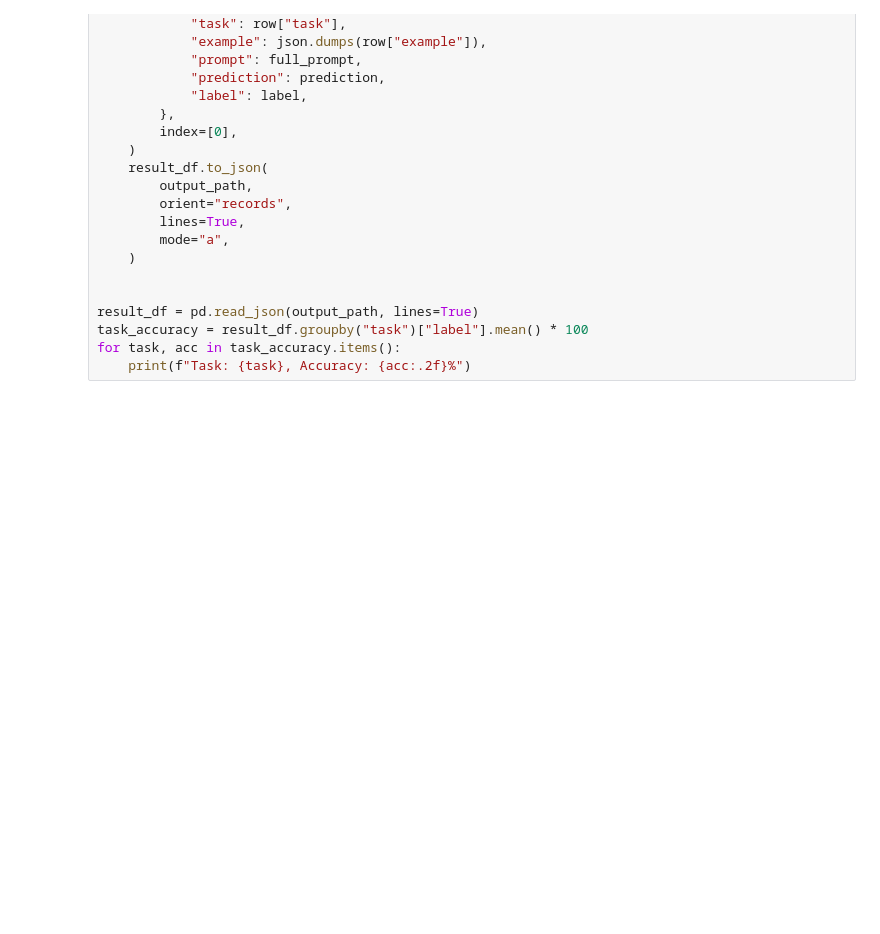
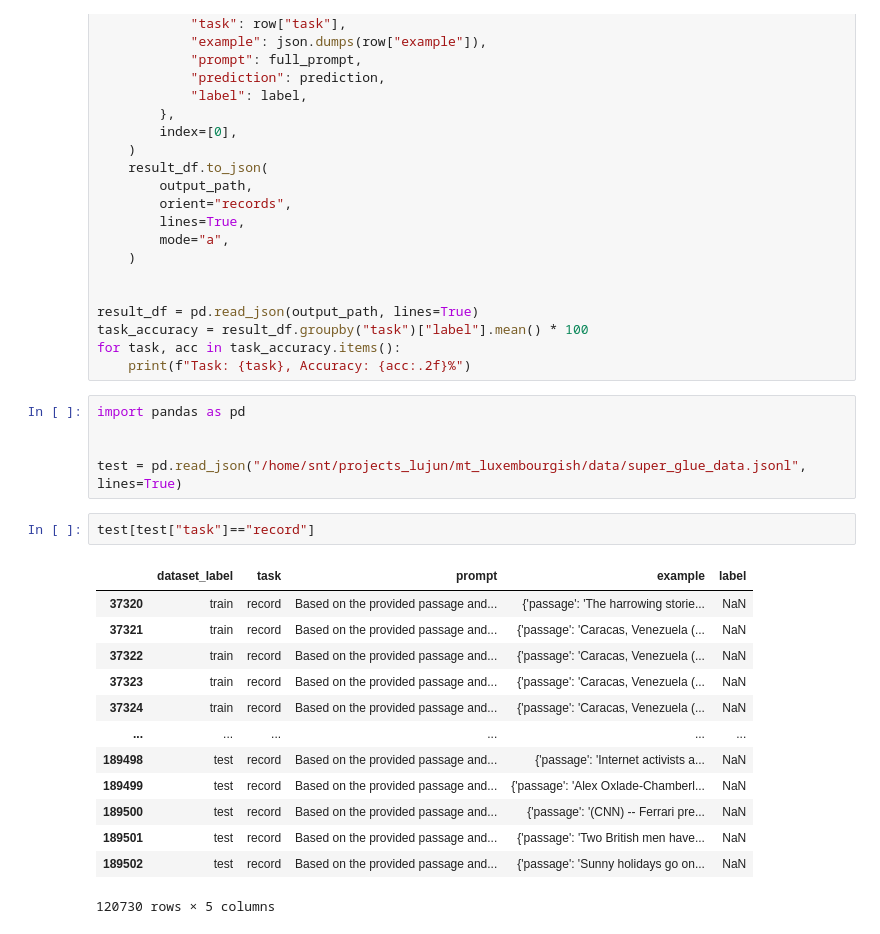
Before and after one commit to DobricLilujun/mt_luxembourgish, a Jupyter notebook: notebook/eval/eval_llama_superglue.ipynb, the cells around one changed output. Cells and saved outputs as stored; diff of their text form; blank space fills up the shorter version.

Commit message:
update eval llama superglue

```diff
--- a/notebook/eval/eval_llama_superglue.ipynb
+++ b/notebook/eval/eval_llama_superglue.ipynb
@@ -247,3 +251,24 @@ result_df = pd.read_json(output_path, lines=True)
 task_accuracy = result_df.groupby("task")["label"].mean() * 100
 for task, acc in task_accuracy.items():
     print(f"Task: {task}, Accuracy: {acc:.2f}%")
+# %%
+import pandas as pd
+
+
+test = pd.read_json("/home/snt/projects_lujun/mt_luxembourgish/data/super_glue_data.jsonl", lines=True)
+# %%
+test[test["task"]=="record"]
+# %% [output]
+|  | dataset_label | task | prompt | example | label |
+| 37320 | train | record | Based on the provided passage and... | {'passage': 'The harrowing storie... | NaN |
+| 37321 | train | record | Based on the provided passage and... | {'passage': 'Caracas, Venezuela (... | NaN |
+| 37322 | train | record | Based on the provided passage and... | {'passage': 'Caracas, Venezuela (... | NaN |
+| 37323 | train | record | Based on the provided passage and... | {'passage': 'Caracas, Venezuela (... | NaN |
+| 37324 | train | record | Based on the provided passage and... | {'passage': 'Caracas, Venezuela (... | NaN |
+| ... | ... | ... | ... | ... | ... |
+| 189498 | test | record | Based on the provided passage and... | {'passage': 'Internet activists a... | NaN |
+| 189499 | test | record | Based on the provided passage and... | {'passage': 'Alex Oxlade-Chamberl... | NaN |
+| 189500 | test | record | Based on the provided passage and... | {'passage': '(CNN) -- Ferrari pre... | NaN |
+| 189501 | test | record | Based on the provided passage and... | {'passage': 'Two British men have... | NaN |
+| 189502 | test | record | Based on the provided passage and... | {'passage': 'Sunny holidays go on... | NaN |
+120730 rows × 5 columns
```
Also changed, not shown: parts of 2 cells of this notebook.
